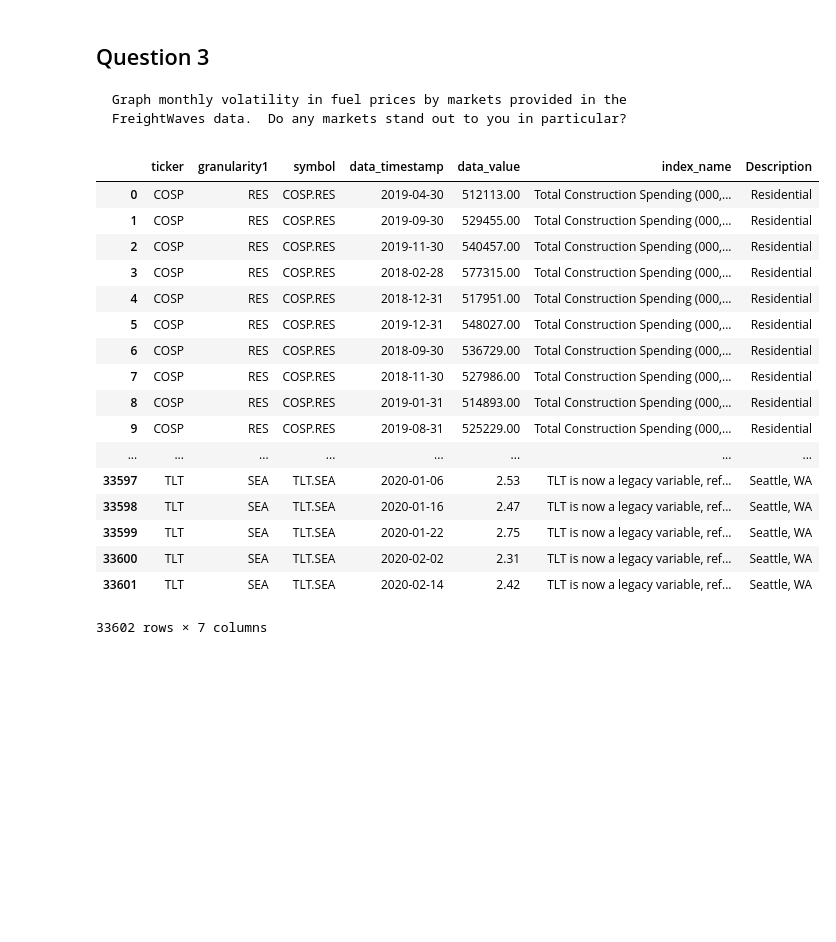
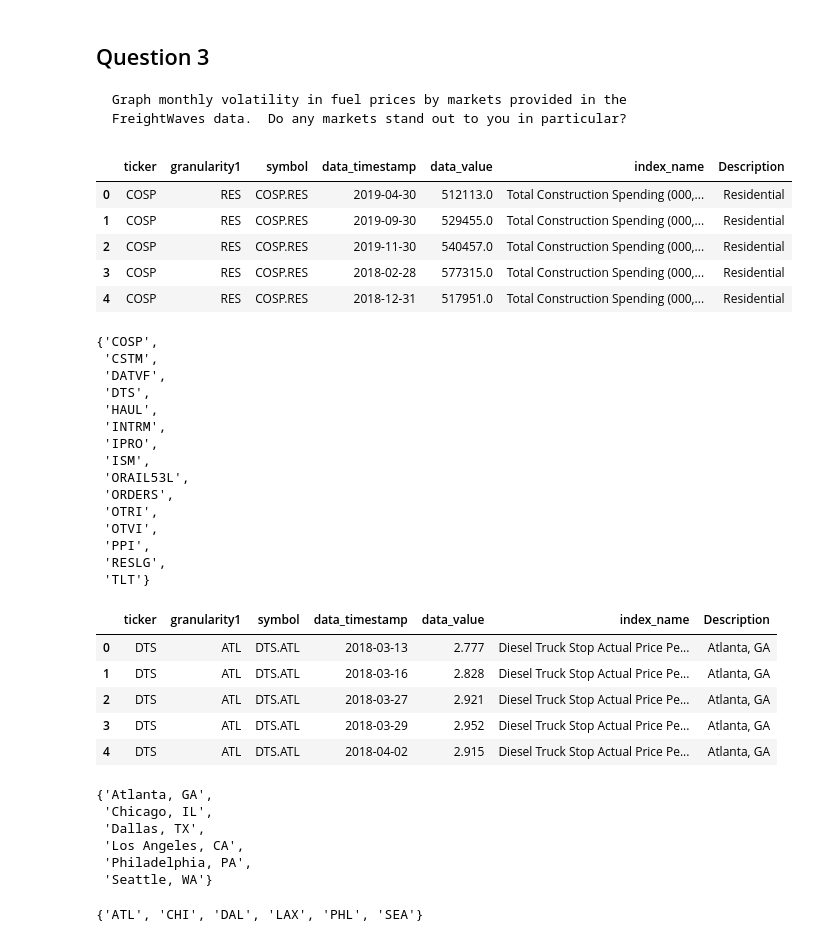
Before and after one commit to cmarshall1999/Loyola-Supply-Chain-Competition, a Jupyter notebook: Loyola-Supply-Chain-Analysis.ipynb, the cells around one changed output. Saved outputs shown, nothing was run; the diff lists cells and outputs as text; code cells hidden in the pictures; blank space fills up the shorter version.

```diff
--- a/Loyola-Supply-Chain-Analysis.ipynb
+++ b/Loyola-Supply-Chain-Analysis.ipynb
@@ -281,24 +333,32 @@ IntermodalLaneVolume2019
 ## Question 3
 
     Graph monthly volatility in fuel prices by markets provided in the FreightWaves data.  Do any markets stand out to you in particular?
+# %%
+FreightWaves['data_timestamp']=pd.to_datetime(FreightWaves['data_timestamp'])
 # %%
-FreightWaves
+FreightWaves.head()
 # %% [output]
 |  | ticker | granularity1 | symbol | data_timestamp | data_value | index_name | Description |
-| 0 | COSP | RES | COSP.RES | 2019-04-30 | 512113.00 | Total Construction Spending (000,... | Residential |
-| 1 | COSP | RES | COSP.RES | 2019-09-30 | 529455.00 | Total Construction Spending (000,... | Residential |
-| 2 | COSP | RES | COSP.RES | 2019-11-30 | 540457.00 | Total Construction Spending (000,... | Residential |
-| 3 | COSP | RES | COSP.RES | 2018-02-28 | 577315.00 | Total Construction Spending (000,... | Residential |
-| 4 | COSP | RES | COSP.RES | 2018-12-31 | 517951.00 | Total Construction Spending (000,... | Residential |
-| 5 | COSP | RES | COSP.RES | 2019-12-31 | 548027.00 | Total Construction Spending (000,... | Residential |
-| 6 | COSP | RES | COSP.RES | 2018-09-30 | 536729.00 | Total Construction Spending (000,... | Residential |
-| 7 | COSP | RES | COSP.RES | 2018-11-30 | 527986.00 | Total Construction Spending (000,... | Residential |
-| 8 | COSP | RES | COSP.RES | 2019-01-31 | 514893.00 | Total Construction Spending (000,... | Residential |
-| 9 | COSP | RES | COSP.RES | 2019-08-31 | 525229.00 | Total Construction Spending (000,... | Residential |
-| ... | ... | ... | ... | ... | ... | ... | ... |
-| 33597 | TLT | SEA | TLT.SEA | 2020-01-06 | 2.53 | TLT is now a legacy variable, ref... | Seattle, WA |
-| 33598 | TLT | SEA | TLT.SEA | 2020-01-16 | 2.47 | TLT is now a legacy variable, ref... | Seattle, WA |
-| 33599 | TLT | SEA | TLT.SEA | 2020-01-22 | 2.75 | TLT is now a legacy variable, ref... | Seattle, WA |
-| 33600 | TLT | SEA | TLT.SEA | 2020-02-02 | 2.31 | TLT is now a legacy variable, ref... | Seattle, WA |
-| 33601 | TLT | SEA | TLT.SEA | 2020-02-14 | 2.42 | TLT is now a legacy variable, ref... | Seattle, WA |
+| 0 | COSP | RES | COSP.RES | 2019-04-30 | 512113.0 | Total Construction Spending (000,... | Residential |
+| 1 | COSP | RES | COSP.RES | 2019-09-30 | 529455.0 | Total Construction Spending (000,... | Residential |
+| 2 | COSP | RES | COSP.RES | 2019-11-30 | 540457.0 | Total Construction Spending (000,... | Residential |
+| 3 | COSP | RES | COSP.RES | 2018-02-28 | 577315.0 | Total Construction Spending (000,... | Residential |
+| 4 | COSP | RES | COSP.RES | 2018-12-31 | 517951.0 | Total Construction Spending (000,... | Residential |
-33602 rows × 7 columns
+# %%
+set(FreightWaves['ticker'])
+# %% [output]
+{'COSP',
+ 'CSTM',
+ 'DATVF',
+ 'DTS',
+ 'HAUL',
+ 'INTRM',
+ 'IPRO',
+ 'ISM',
+ 'ORAIL53L',
+ 'ORDERS',
+ 'OTRI',
+ 'OTVI',
+ 'PPI',
+ 'RESLG',
+ 'TLT'}
@@ -304,0 +369,22 @@ FreightWaves
+# %%
+Q3.head()
+# %% [output]
+|  | ticker | granularity1 | symbol | data_timestamp | data_value | index_name | Description |
+| 0 | DTS | ATL | DTS.ATL | 2018-03-13 | 2.777 | Diesel Truck Stop Actual Price Pe... | Atlanta, GA |
+| 1 | DTS | ATL | DTS.ATL | 2018-03-16 | 2.828 | Diesel Truck Stop Actual Price Pe... | Atlanta, GA |
+| 2 | DTS | ATL | DTS.ATL | 2018-03-27 | 2.921 | Diesel Truck Stop Actual Price Pe... | Atlanta, GA |
+| 3 | DTS | ATL | DTS.ATL | 2018-03-29 | 2.952 | Diesel Truck Stop Actual Price Pe... | Atlanta, GA |
+| 4 | DTS | ATL | DTS.ATL | 2018-04-02 | 2.915 | Diesel Truck Stop Actual Price Pe... | Atlanta, GA |
+# %%
+set(Q3['Description'])
+# %% [output]
+{'Atlanta, GA',
+ 'Chicago, IL',
+ 'Dallas, TX',
+ 'Los Angeles, CA',
+ 'Philadelphia, PA',
+ 'Seattle, WA'}
+# %%
+set(Q3['granularity1'])
+# %% [output]
+{'ATL', 'CHI', 'DAL', 'LAX', 'PHL', 'SEA'}
```
Also changed, not shown: parts of 11 cells of this notebook.
